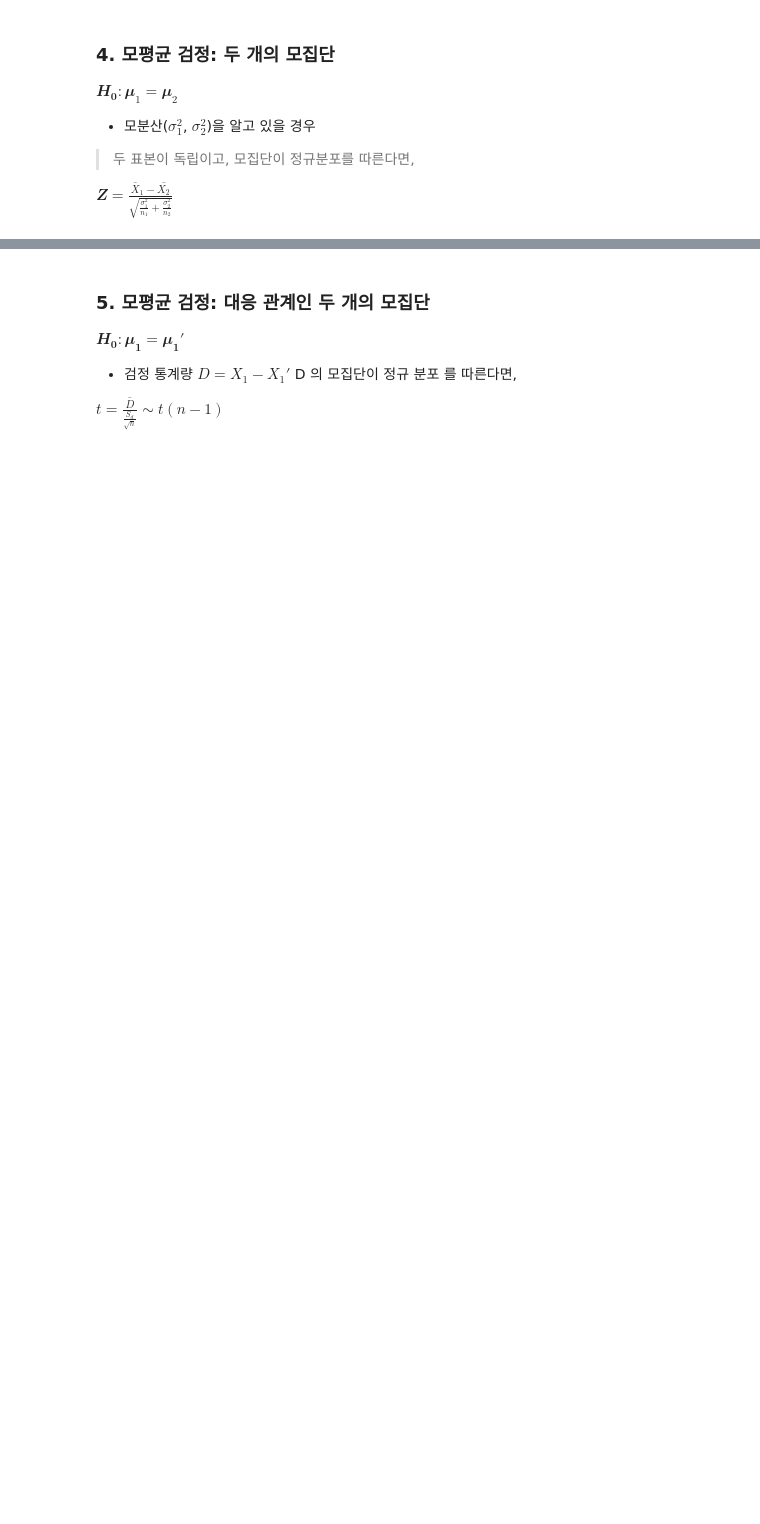
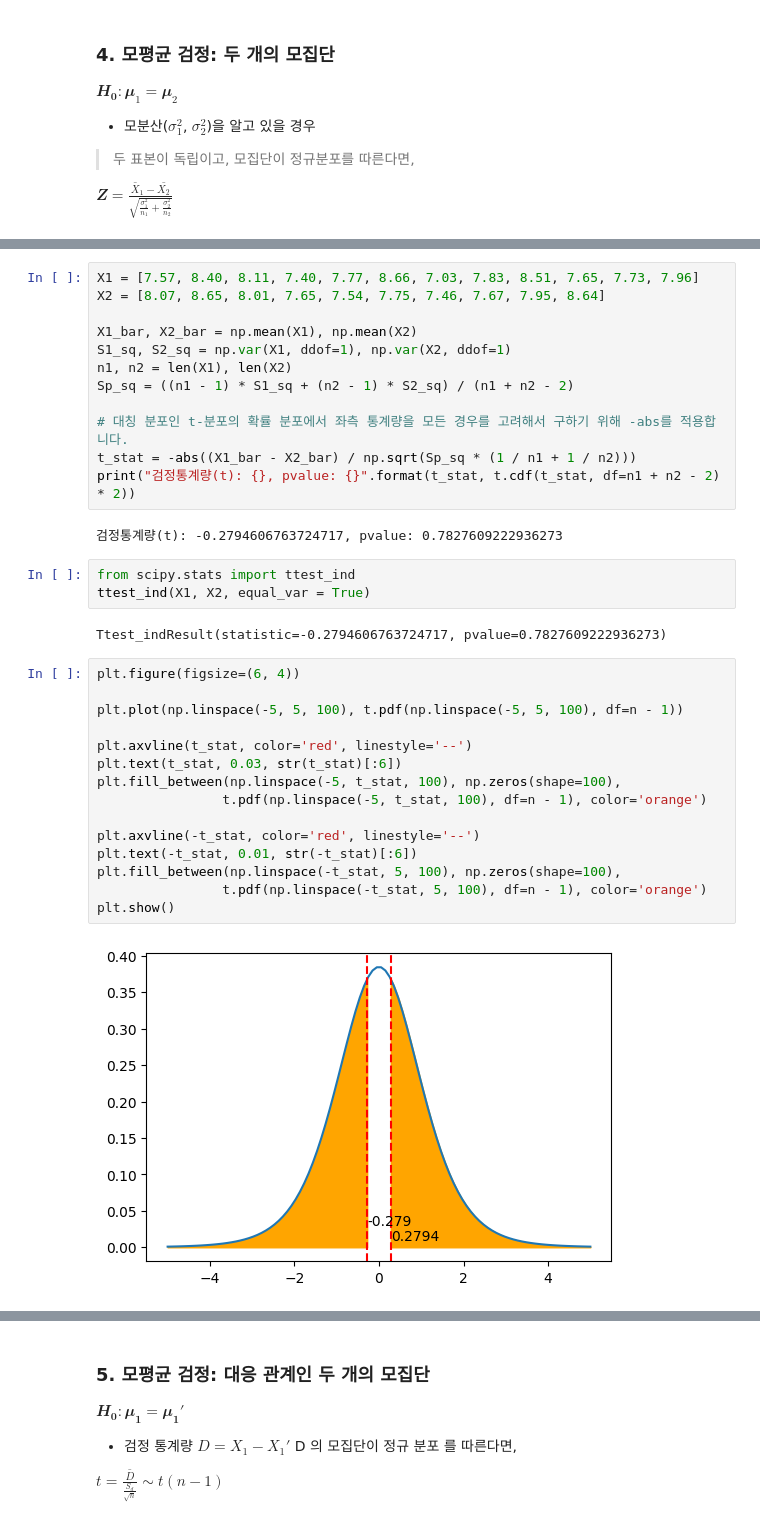
Before and after one commit to sunkusun9/DS_Lv3_elearning, a Jupyter notebook: 2-3 가설 검정.ipynb, the cells around one changed output, grey strips where cells are left out. Drawn from its saved outputs; the diff is of its cells as text; blank space fills up the shorter version.

```diff
--- a/2-3 가설 검정.ipynb
+++ b/2-3 가설 검정.ipynb
@@ -263,0 +412,36 @@ $𝒁=\frac{\bar{X}_1−\bar{X_2}}{\sqrt{\frac{\sigma_1^2}{n_1}+\frac{\sigma_2^2
+# %%
+X1 = [7.57, 8.40, 8.11, 7.40, 7.77, 8.66, 7.03, 7.83, 8.51, 7.65, 7.73, 7.96]
+X2 = [8.07, 8.65, 8.01, 7.65, 7.54, 7.75, 7.46, 7.67, 7.95, 8.64]
+
+X1_bar, X2_bar = np.mean(X1), np.mean(X2)
+S1_sq, S2_sq = np.var(X1, ddof=1), np.var(X2, ddof=1)
+n1, n2 = len(X1), len(X2)
+Sp_sq = ((n1 - 1) * S1_sq + (n2 - 1) * S2_sq) / (n1 + n2 - 2)
+
+# 대칭 분포인 t-분포의 확률 분포에서 좌측 통계량을 모든 경우를 고려해서 구하기 위해 -abs를 적용합니다.
+t_stat = -abs((X1_bar - X2_bar) / np.sqrt(Sp_sq * (1 / n1 + 1 / n2)))
+print("검정통계량(t): {}, pvalue: {}".format(t_stat, t.cdf(t_stat, df=n1 + n2 - 2) * 2))
+# %% [output]
+검정통계량(t): -0.2794606763724717, pvalue: 0.7827609222936273
+# %%
+from scipy.stats import ttest_ind
+ttest_ind(X1, X2, equal_var = True)
+# %% [output]
+Ttest_indResult(statistic=-0.2794606763724717, pvalue=0.7827609222936273)
+# %%
+plt.figure(figsize=(6, 4))
+
+plt.plot(np.linspace(-5, 5, 100), t.pdf(np.linspace(-5, 5, 100), df=n - 1))
+
+plt.axvline(t_stat, color='red', linestyle='--')
+plt.text(t_stat, 0.03, str(t_stat)[:6])
+plt.fill_between(np.linspace(-5, t_stat, 100), np.zeros(shape=100),
+                t.pdf(np.linspace(-5, t_stat, 100), df=n - 1), color='orange')
+
+plt.axvline(-t_stat, color='red', linestyle='--')
+plt.text(-t_stat, 0.01, str(-t_stat)[:6])
+plt.fill_between(np.linspace(-t_stat, 5, 100), np.zeros(shape=100),
+                t.pdf(np.linspace(-t_stat, 5, 100), df=n - 1), color='orange')
+plt.show()
+# %% [output]
+[figure, added]
```
Also changed, not shown: parts of 34 cells of this notebook, 10 other files.
